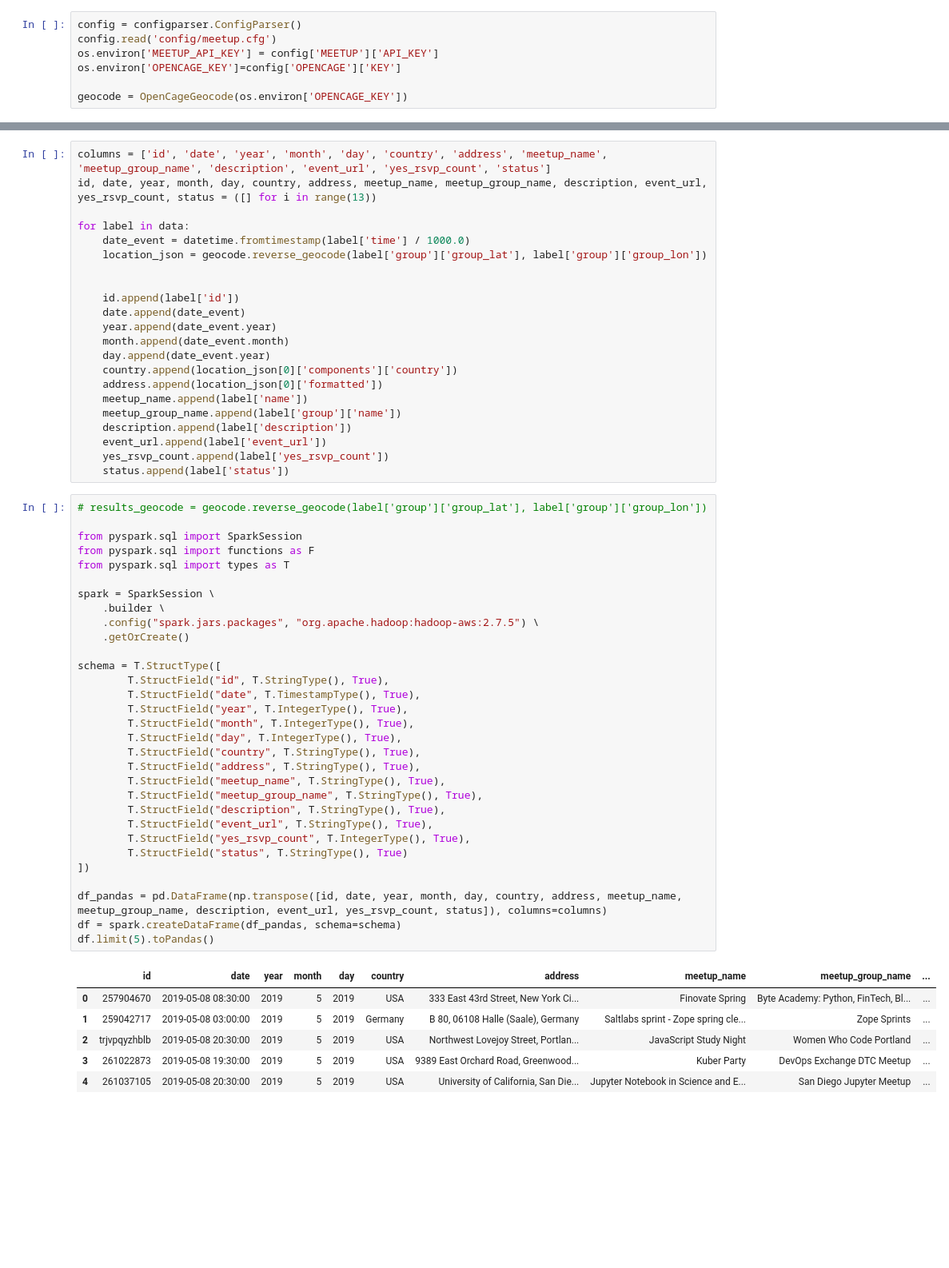
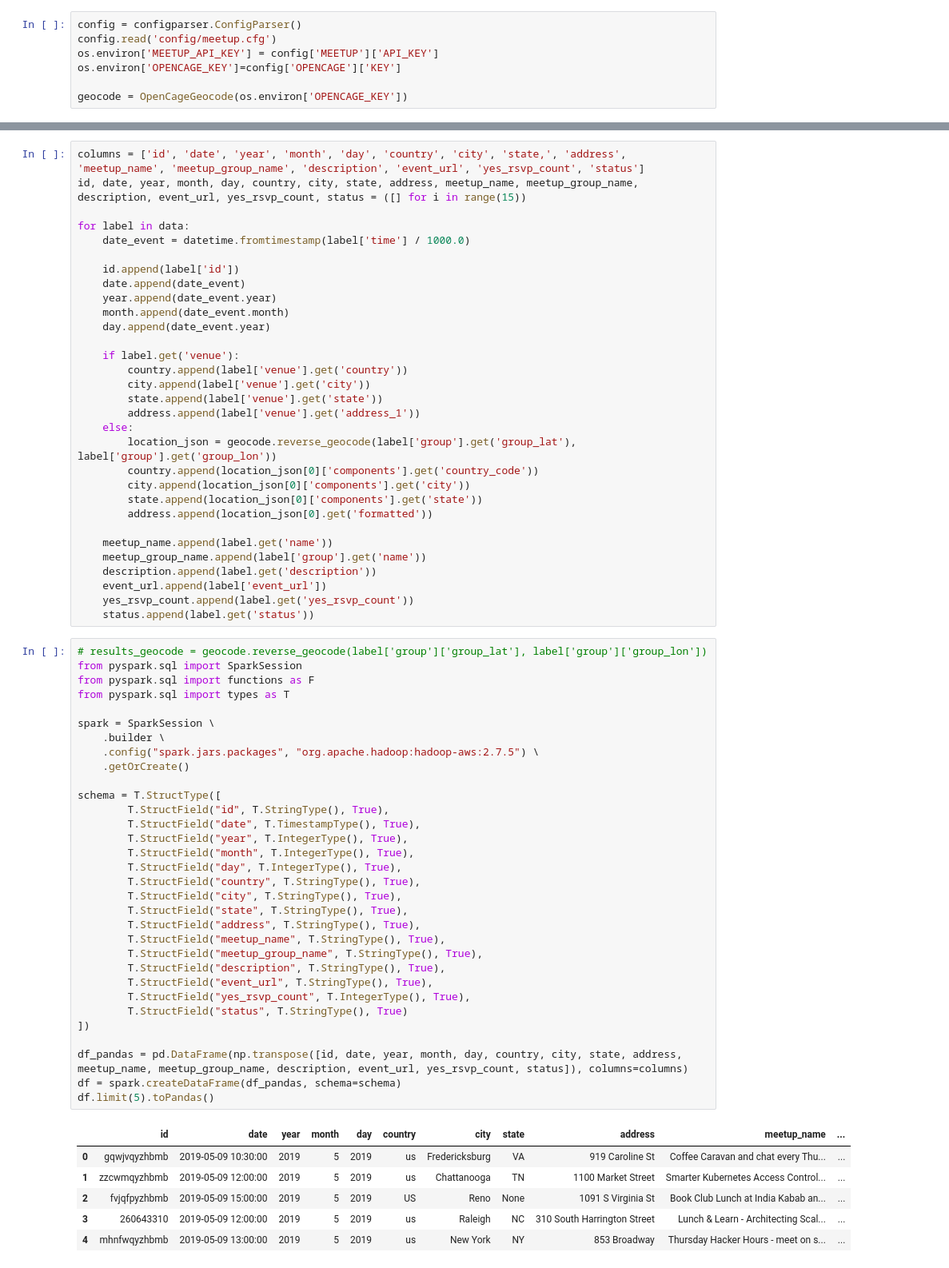
Before and after one commit to kennycontreras/meetup-collector, a Jupyter notebook: meetup-api.ipynb, the cells around one changed output, grey strips where cells are left out. Shown at 80% size. Saved outputs shown, nothing was run; the diff lists cells and outputs as text; blank space fills up the shorter version.

```diff
--- a/meetup-api.ipynb
+++ b/meetup-api.ipynb
@@ -51,60 +52,70 @@ len(data)
 # %%
-columns = ['id', 'date', 'year', 'month', 'day', 'country', 'address', 'meetup_name', 'meetup_group_name', 'description', 'event_url', 'yes_rsvp_count', 'status']
-id, date, year, month, day, country, address, meetup_name, meetup_group_name, description, event_url, yes_rsvp_count, status = ([] for i in range(13))
+columns = ['id', 'date', 'year', 'month', 'day', 'country', 'city', 'state,', 'address', 'meetup_name', 'meetup_group_name', 'description', 'event_url', 'yes_rsvp_count', 'status']
+id, date, year, month, day, country, city, state, address, meetup_name, meetup_group_name, description, event_url, yes_rsvp_count, status = ([] for i in range(15))
 
 for label in data:
     date_event = datetime.fromtimestamp(label['time'] / 1000.0)
-    location_json = geocode.reverse_geocode(label['group']['group_lat'], label['group']['group_lon'])
-
 
     id.append(label['id'])
     date.append(date_event)
     year.append(date_event.year)
     month.append(date_event.month)
     day.append(date_event.year)
-    country.append(location_json[0]['components']['country'])
-    address.append(location_json[0]['formatted'])
-    meetup_name.append(label['name'])
-    meetup_group_name.append(label['group']['name'])
-    description.append(label['description'])
+
+    if label.get('venue'):
+        country.append(label['venue'].get('country'))
+        city.append(label['venue'].get('city'))
+        state.append(label['venue'].get('state'))
+        address.append(label['venue'].get('address_1'))
+    else:
+        location_json = geocode.reverse_geocode(label['group'].get('group_lat'), label['group'].get('group_lon'))
+        country.append(location_json[0]['components'].get('country_code'))
+        city.append(location_json[0]['components'].get('city'))
+        state.append(location_json[0]['components'].get('state'))
+        address.append(location_json[0].get('formatted'))
+
+    meetup_name.append(label.get('name'))
+    meetup_group_name.append(label['group'].get('name'))
+    description.append(label.get('description'))
     event_url.append(label['event_url'])
-    yes_rsvp_count.append(label['yes_rsvp_count'])
-    status.append(label['status'])
+    yes_rsvp_count.append(label.get('yes_rsvp_count'))
+    status.append(label.get('status'))
 # %%
 # results_geocode = geocode.reverse_geocode(label['group']['group_lat'], label['group']['group_lon'])
-
 from pyspark.sql import SparkSession
 from pyspark.sql import functions as F
 from pyspark.sql import types as T
 
 spark = SparkSession \
     .builder \
     .config("spark.jars.packages", "org.apache.hadoop:hadoop-aws:2.7.5") \
     .getOrCreate()
 
 schema = T.StructType([
         T.StructField("id", T.StringType(), True),
         T.StructField("date", T.TimestampType(), True),
         T.StructField("year", T.IntegerType(), True),
         T.StructField("month", T.IntegerType(), True),
         T.StructField("day", T.IntegerType(), True),
         T.StructField("country", T.StringType(), True),
+        T.StructField("city", T.StringType(), True),
+        T.StructField("state", T.StringType(), True),
         T.StructField("address", T.StringType(), True),
         T.StructField("meetup_name", T.StringType(), True),
         T.StructField("meetup_group_name", T.StringType(), True),
         T.StructField("description", T.StringType(), True),
         T.StructField("event_url", T.StringType(), True),
         T.StructField("yes_rsvp_count", T.IntegerType(), True),
         T.StructField("status", T.StringType(), True)
 ])
 
-df_pandas = pd.DataFrame(np.transpose([id, date, year, month, day, country, address, meetup_name, meetup_group_name, description, event_url, yes_rsvp_count, status]), columns=columns)
+df_pandas = pd.DataFrame(np.transpose([id, date, year, month, day, country, city, state, address, meetup_name, meetup_group_name, description, event_url, yes_rsvp_count, status]), columns=columns)
 df = spark.createDataFrame(df_pandas, schema=schema)
 df.limit(5).toPandas()
 # %% [output]
-|  | id | date | year | month | day | country | address | meetup_name | meetup_group_name | ... |
-| 0 | 257904670 | 2019-05-08 08:30:00 | 2019 | 5 | 2019 | USA | 333 East 43rd Street, New York Ci... | Finovate Spring | Byte Academy: Python, FinTech, Bl... | ... |
-| 1 | 259042717 | 2019-05-08 03:00:00 | 2019 | 5 | 2019 | Germany | B 80, 06108 Halle (Saale), Germany | Saltlabs sprint - Zope spring cle... | Zope Sprints | ... |
-| 2 | trjvpqyzhblb | 2019-05-08 20:30:00 | 2019 | 5 | 2019 | USA | Northwest Lovejoy Street, Portlan... | JavaScript Study Night | Women Who Code Portland | ... |
-| 3 | 261022873 | 2019-05-08 19:30:00 | 2019 | 5 | 2019 | USA | 9389 East Orchard Road, Greenwood... | Kuber Party | DevOps Exchange DTC Meetup | ... |
-| 4 | 261037105 | 2019-05-08 20:30:00 | 2019 | 5 | 2019 | USA | University of California, San Die... | Jupyter Notebook in Science and E... | San Diego Jupyter Meetup | ... |
+|  | id | date | year | month | day | country | city | state | address | meetup_name | ... |
+| 0 | gqwjvqyzhbmb | 2019-05-09 10:30:00 | 2019 | 5 | 2019 | us | Fredericksburg | VA | 919 Caroline St | Coffee Caravan and chat every Thu... | ... |
+| 1 | zzcwmqyzhbmb | 2019-05-09 12:00:00 | 2019 | 5 | 2019 | us | Chattanooga | TN | 1100 Market Street | Smarter Kubernetes Access Control... | ... |
+| 2 | fvjqfpyzhbmb | 2019-05-09 15:00:00 | 2019 | 5 | 2019 | US | Reno | None | 1091 S Virginia St | Book Club Lunch at India Kabab an... | ... |
+| 3 | 260643310 | 2019-05-09 12:00:00 | 2019 | 5 | 2019 | us | Raleigh | NC | 310 South Harrington Street | Lunch & Learn - Architecting Scal... | ... |
+| 4 | mhnfwqyzhbmb | 2019-05-09 13:00:00 | 2019 | 5 | 2019 | us | New York | NY | 853 Broadway | Thursday Hacker Hours - meet on s... | ... |
```
Also changed, not shown: parts of 8 cells of this notebook, 1 other file.
